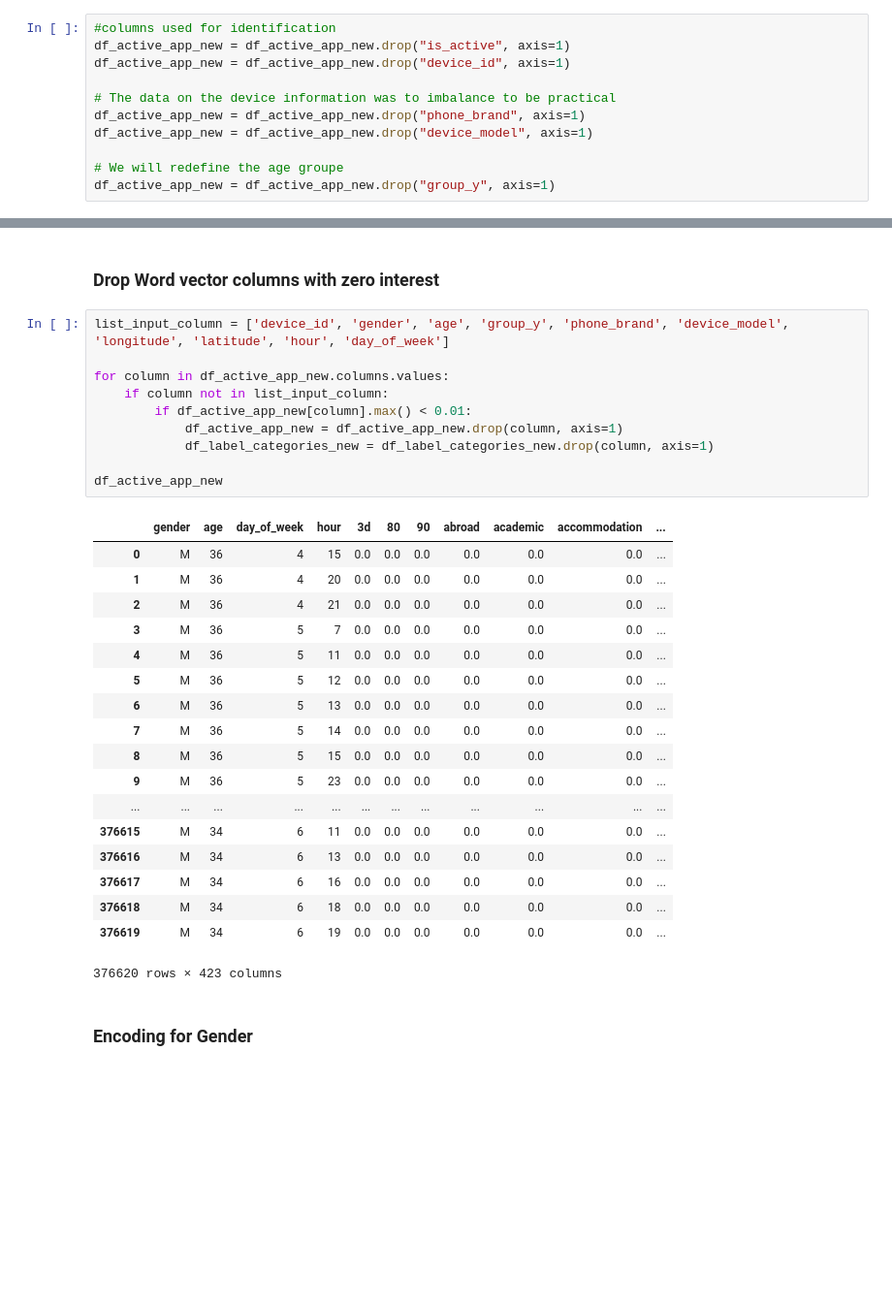
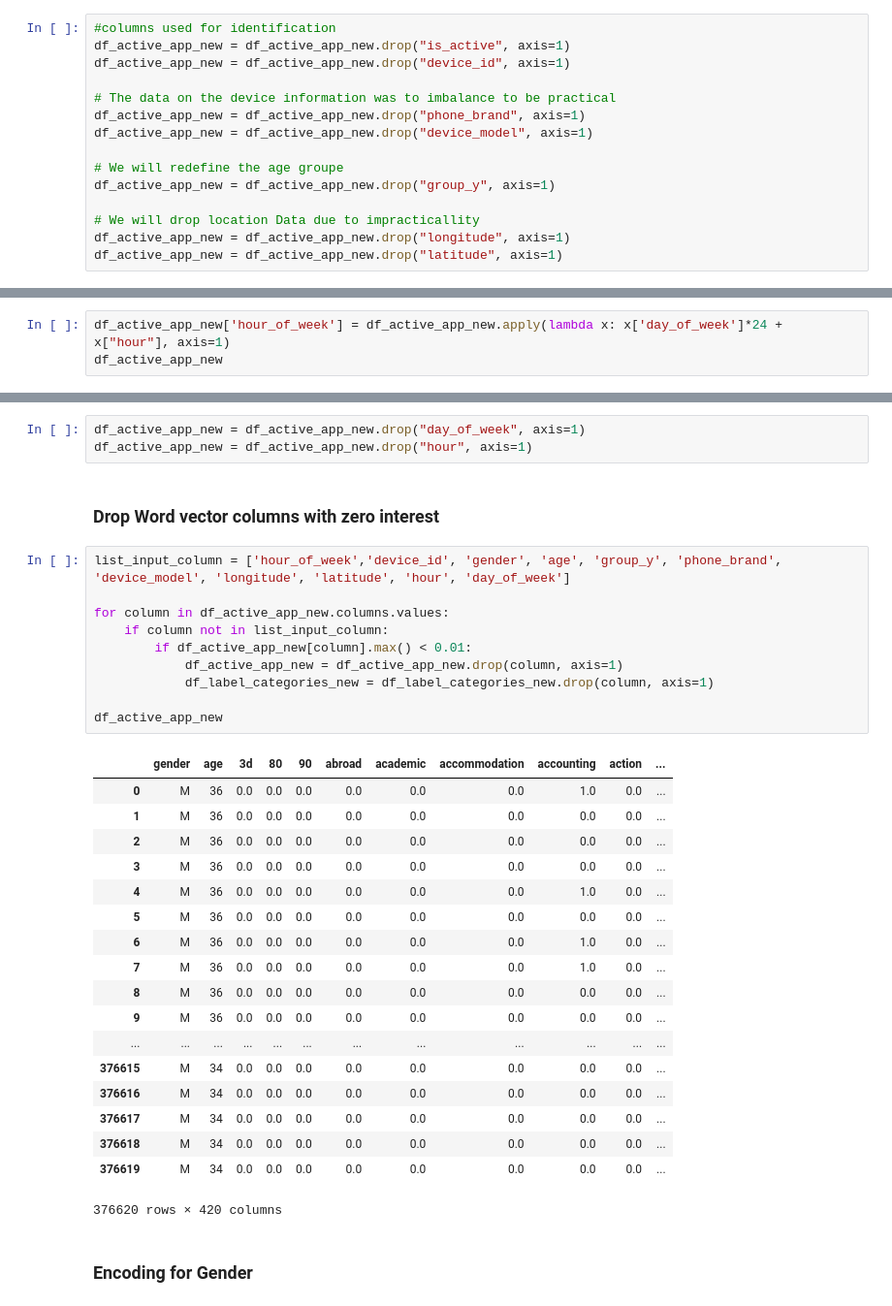
Before and after one commit to wlee0515/Application_Criteria_Generator, a Jupyter notebook: Application_Criteria_Generator/Code/Model/Model Data Preperation.ipynb, the cells around one changed output, grey strips where cells are left out. Shown at 97% size. Saved outputs shown, nothing was run; the diff lists cells and outputs as text; blank space fills up the shorter version.

```diff
--- a/Application_Criteria_Generator/Code/Model/Model Data Preperation.ipynb
+++ b/Application_Criteria_Generator/Code/Model/Model Data Preperation.ipynb
@@ -131,6 +131,10 @@ df_active_app_new = df_active_app_new.drop("device_model", axis=1)
 
 # We will redefine the age groupe
 df_active_app_new = df_active_app_new.drop("group_y", axis=1)
+
+# We will drop location Data due to impracticallity
+df_active_app_new = df_active_app_new.drop("longitude", axis=1)
+df_active_app_new = df_active_app_new.drop("latitude", axis=1)
 # %%
 df_active_app_new
 # %% [output]
@@ -154,0 +161,3 @@ df_active_app_new
+# %%
+df_active_app_new['hour_of_week'] = df_active_app_new.apply(lambda x: x['day_of_week']*24 + x["hour"], axis=1)
+df_active_app_new
@@ -155,34 +185,37 @@ df_active_app_new
+# %%
+df_active_app_new = df_active_app_new.drop("day_of_week", axis=1)
+df_active_app_new = df_active_app_new.drop("hour", axis=1)
 # %% [markdown]
 ### Drop Word vector columns with zero interest
 # %%
-list_input_column = ['device_id', 'gender', 'age', 'group_y', 'phone_brand', 'device_model', 'longitude', 'latitude', 'hour', 'day_of_week']
+list_input_column = ['hour_of_week','device_id', 'gender', 'age', 'group_y', 'phone_brand', 'device_model', 'longitude', 'latitude', 'hour', 'day_of_week']
 
 for column in df_active_app_new.columns.values:
     if column not in list_input_column:
         if df_active_app_new[column].max() < 0.01:
             df_active_app_new = df_active_app_new.drop(column, axis=1)
             df_label_categories_new = df_label_categories_new.drop(column, axis=1)
 
 df_active_app_new
 # %% [output]
-|  | gender | age | day_of_week | hour | 3d | 80 | 90 | abroad | academic | accommodation | ... |
-| 0 | M | 36 | 4 | 15 | 0.0 | 0.0 | 0.0 | 0.0 | 0.0 | 0.0 | ... |
-| 1 | M | 36 | 4 | 20 | 0.0 | 0.0 | 0.0 | 0.0 | 0.0 | 0.0 | ... |
-| 2 | M | 36 | 4 | 21 | 0.0 | 0.0 | 0.0 | 0.0 | 0.0 | 0.0 | ... |
-| 3 | M | 36 | 5 | 7 | 0.0 | 0.0 | 0.0 | 0.0 | 0.0 | 0.0 | ... |
-| 4 | M | 36 | 5 | 11 | 0.0 | 0.0 | 0.0 | 0.0 | 0.0 | 0.0 | ... |
-| 5 | M | 36 | 5 | 12 | 0.0 | 0.0 | 0.0 | 0.0 | 0.0 | 0.0 | ... |
-| 6 | M | 36 | 5 | 13 | 0.0 | 0.0 | 0.0 | 0.0 | 0.0 | 0.0 | ... |
-| 7 | M | 36 | 5 | 14 | 0.0 | 0.0 | 0.0 | 0.0 | 0.0 | 0.0 | ... |
-| 8 | M | 36 | 5 | 15 | 0.0 | 0.0 | 0.0 | 0.0 | 0.0 | 0.0 | ... |
-| 9 | M | 36 | 5 | 23 | 0.0 | 0.0 | 0.0 | 0.0 | 0.0 | 0.0 | ... |
+|  | gender | age | 3d | 80 | 90 | abroad | academic | accommodation | accounting | action | ... |
+| 0 | M | 36 | 0.0 | 0.0 | 0.0 | 0.0 | 0.0 | 0.0 | 1.0 | 0.0 | ... |
+| 1 | M | 36 | 0.0 | 0.0 | 0.0 | 0.0 | 0.0 | 0.0 | 0.0 | 0.0 | ... |
+| 2 | M | 36 | 0.0 | 0.0 | 0.0 | 0.0 | 0.0 | 0.0 | 0.0 | 0.0 | ... |
+| 3 | M | 36 | 0.0 | 0.0 | 0.0 | 0.0 | 0.0 | 0.0 | 0.0 | 0.0 | ... |
+| 4 | M | 36 | 0.0 | 0.0 | 0.0 | 0.0 | 0.0 | 0.0 | 1.0 | 0.0 | ... |
+| 5 | M | 36 | 0.0 | 0.0 | 0.0 | 0.0 | 0.0 | 0.0 | 0.0 | 0.0 | ... |
+| 6 | M | 36 | 0.0 | 0.0 | 0.0 | 0.0 | 0.0 | 0.0 | 1.0 | 0.0 | ... |
+| 7 | M | 36 | 0.0 | 0.0 | 0.0 | 0.0 | 0.0 | 0.0 | 1.0 | 0.0 | ... |
+| 8 | M | 36 | 0.0 | 0.0 | 0.0 | 0.0 | 0.0 | 0.0 | 0.0 | 0.0 | ... |
+| 9 | M | 36 | 0.0 | 0.0 | 0.0 | 0.0 | 0.0 | 0.0 | 0.0 | 0.0 | ... |
 | ... | ... | ... | ... | ... | ... | ... | ... | ... | ... | ... | ... |
-| 376615 | M | 34 | 6 | 11 | 0.0 | 0.0 | 0.0 | 0.0 | 0.0 | 0.0 | ... |
-| 376616 | M | 34 | 6 | 13 | 0.0 | 0.0 | 0.0 | 0.0 | 0.0 | 0.0 | ... |
-| 376617 | M | 34 | 6 | 16 | 0.0 | 0.0 | 0.0 | 0.0 | 0.0 | 0.0 | ... |
-| 376618 | M | 34 | 6 | 18 | 0.0 | 0.0 | 0.0 | 0.0 | 0.0 | 0.0 | ... |
-| 376619 | M | 34 | 6 | 19 | 0.0 | 0.0 | 0.0 | 0.0 | 0.0 | 0.0 | ... |
+| 376615 | M | 34 | 0.0 | 0.0 | 0.0 | 0.0 | 0.0 | 0.0 | 0.0 | 0.0 | ... |
+| 376616 | M | 34 | 0.0 | 0.0 | 0.0 | 0.0 | 0.0 | 0.0 | 0.0 | 0.0 | ... |
+| 376617 | M | 34 | 0.0 | 0.0 | 0.0 | 0.0 | 0.0 | 0.0 | 0.0 | 0.0 | ... |
+| 376618 | M | 34 | 0.0 | 0.0 | 0.0 | 0.0 | 0.0 | 0.0 | 0.0 | 0.0 | ... |
+| 376619 | M | 34 | 0.0 | 0.0 | 0.0 | 0.0 | 0.0 | 0.0 | 0.0 | 0.0 | ... |
-376620 rows × 423 columns
+376620 rows × 420 columns
 # %% [markdown]
 ### Encoding for Gender
 # %%
```
Also changed, not shown: parts of 6 cells of this notebook, 14 other files.
